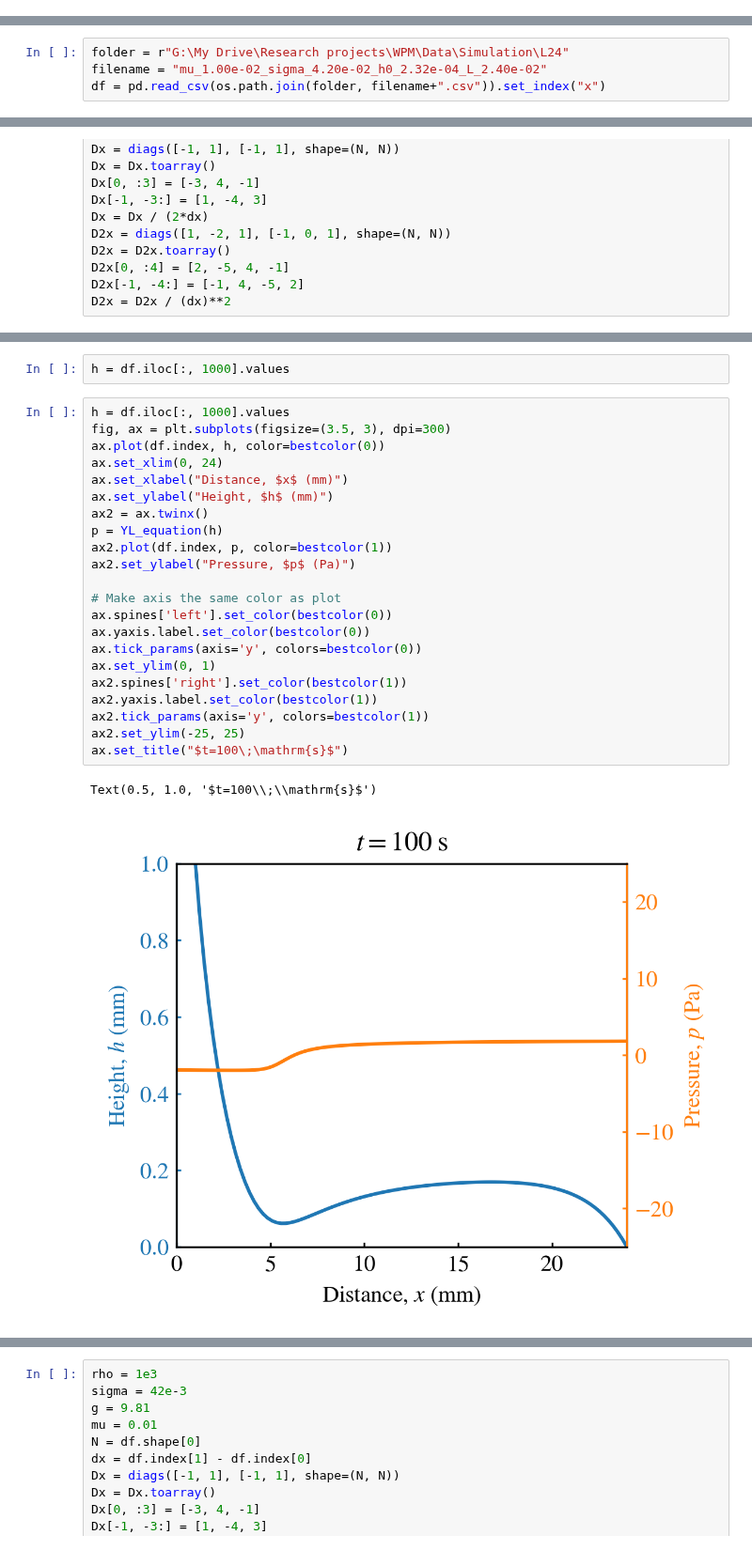
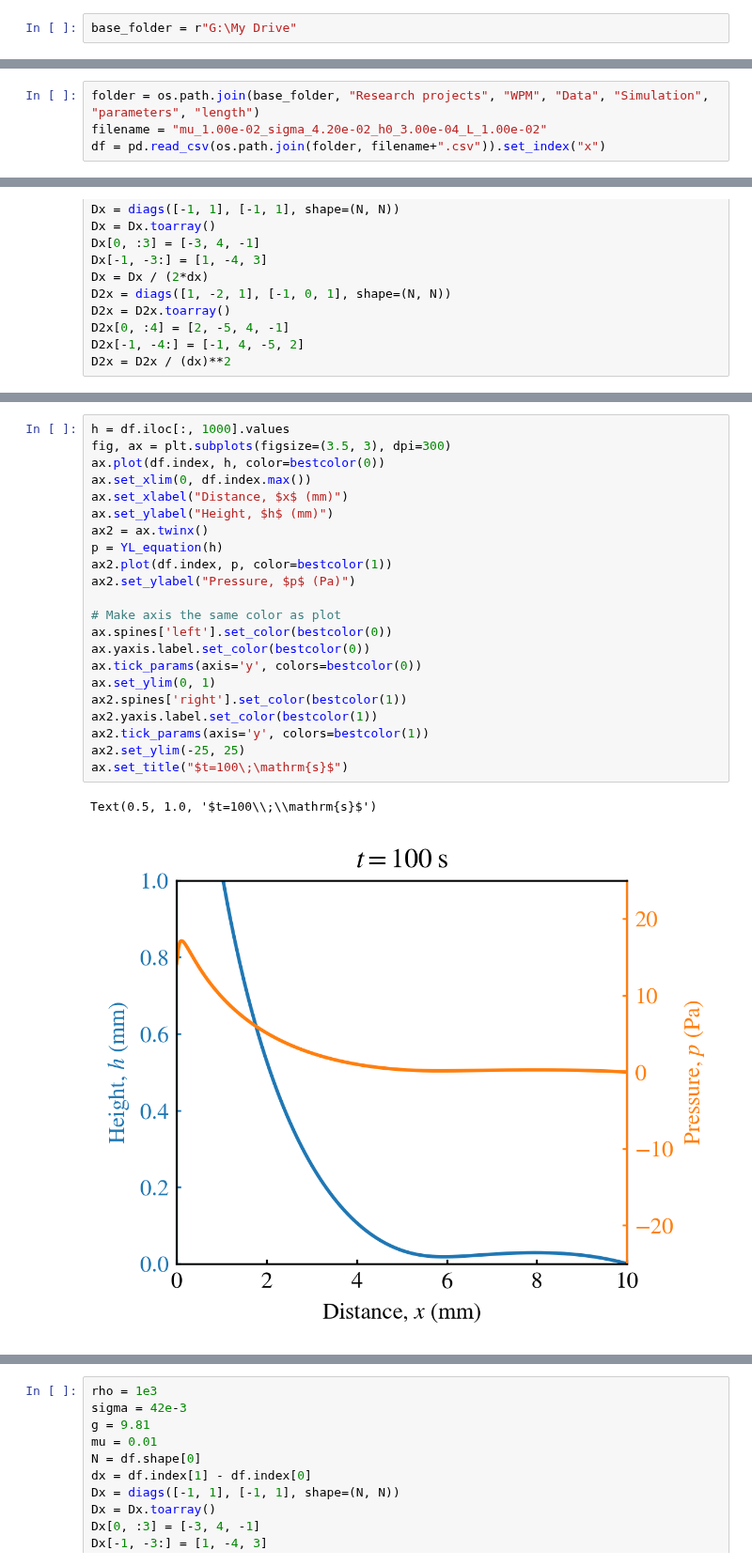
Before and after one commit to ZLoverty/WPM, a Jupyter notebook: Code/Response_to_reviewers.ipynb, the cells around one changed output, grey strips where cells are left out. Shown at 94% size. Cells and saved outputs as stored; diff of their text form.

```diff
--- a/Code/Response_to_reviewers.ipynb
+++ b/Code/Response_to_reviewers.ipynb
@@ -24,3 +42,5 @@ base_folder = "/Users/zhoulin/Google Drive/My Drive/Research projects/WPM/Data"
+# %%
+base_folder = r"G:\My Drive"
 # %% [markdown]
 ## 1 Compare glycerol-water surface with beet juice surface
 # %%
@@ -214,8 +234,8 @@ We note that the pressure scaling $p\sim \sigma/h$ is by no means a perfect choi
 
 We realize that gravity also plays an important role in the dimple smoothing process. Most notably, it defines a more relavent length scale, at which the surface tension effect becomes secondary.
 # %%
-folder = r"G:\My Drive\Research projects\WPM\Data\Simulation\L24"
-filename = "mu_1.00e-02_sigma_4.20e-02_h0_2.32e-04_L_2.40e-02"
+folder = os.path.join(base_folder, "Research projects", "WPM", "Data", "Simulation", "parameters", "length")
+filename = "mu_1.00e-02_sigma_4.20e-02_h0_3.00e-04_L_1.00e-02"
 df = pd.read_csv(os.path.join(folder, filename+".csv")).set_index("x")
 # %%
 from scipy.sparse import diags, kron, identity
@@ -245,28 +265,26 @@ def YL_equation(h):
     return p
-# %%
-h = df.iloc[:, 1000].values
 # %%
 h = df.iloc[:, 1000].values
 fig, ax = plt.subplots(figsize=(3.5, 3), dpi=300)
 ax.plot(df.index, h, color=bestcolor(0))
-ax.set_xlim(0, 24)
+ax.set_xlim(0, df.index.max())
 ax.set_xlabel("Distance, $x$ (mm)")
 ax.set_ylabel("Height, $h$ (mm)")
 ax2 = ax.twinx()
 p = YL_equation(h)
 ax2.plot(df.index, p, color=bestcolor(1))
 ax2.set_ylabel("Pressure, $p$ (Pa)")
 
 # Make axis the same color as plot
 ax.spines['left'].set_color(bestcolor(0))
 ax.yaxis.label.set_color(bestcolor(0))
 ax.tick_params(axis='y', colors=bestcolor(0))
 ax.set_ylim(0, 1)
 ax2.spines['right'].set_color(bestcolor(1))
 ax2.yaxis.label.set_color(bestcolor(1))
 ax2.tick_params(axis='y', colors=bestcolor(1))
 ax2.set_ylim(-25, 25)
 ax.set_title("$t=100\;\mathrm{s}$")
 # %% [output]
 Text(0.5, 1.0, '$t=100\\;\\mathrm{s}$')
-[figure, old version]
+[figure, new version]
```
Also changed, not shown: parts of 68 cells of this notebook, 1 other file.
